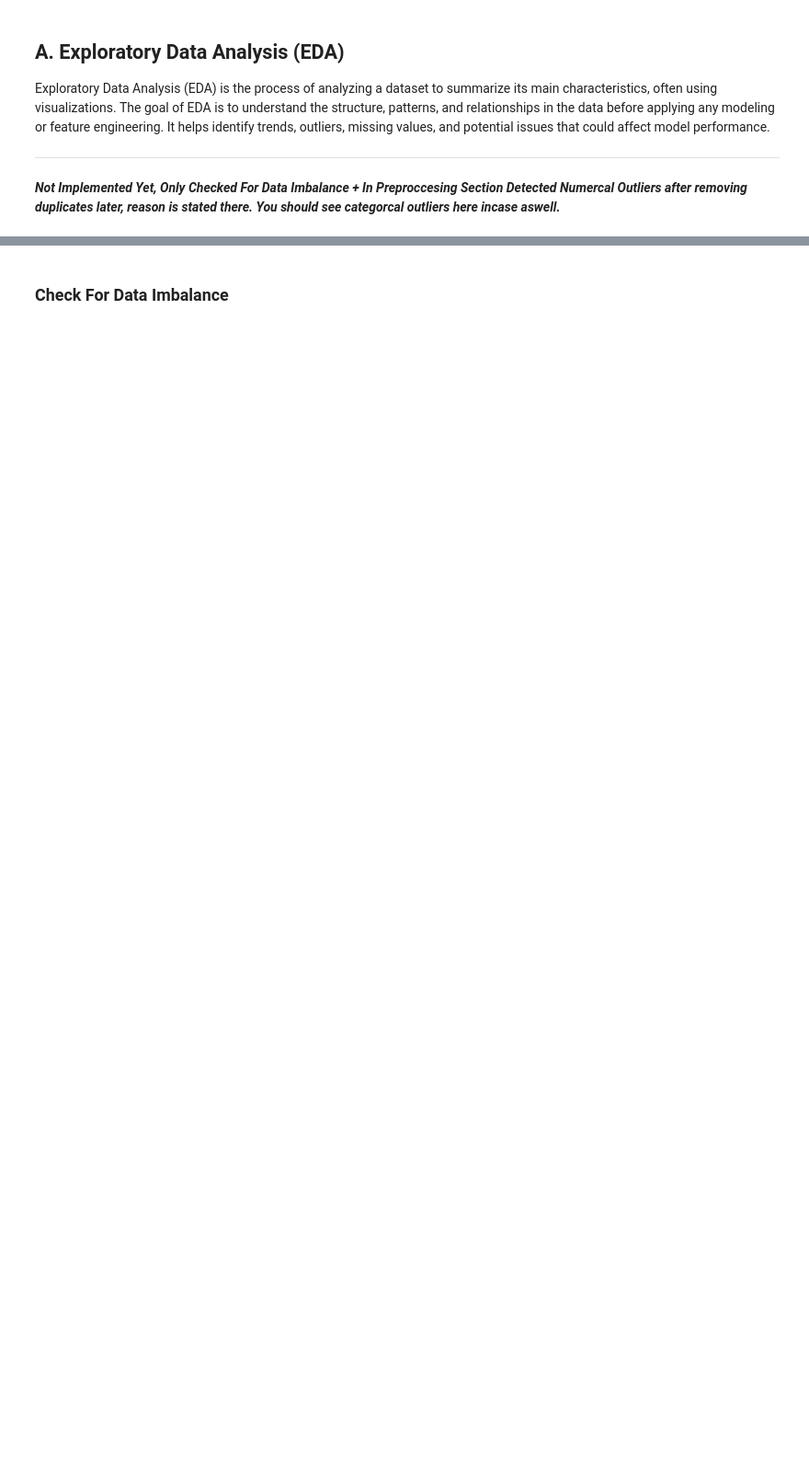
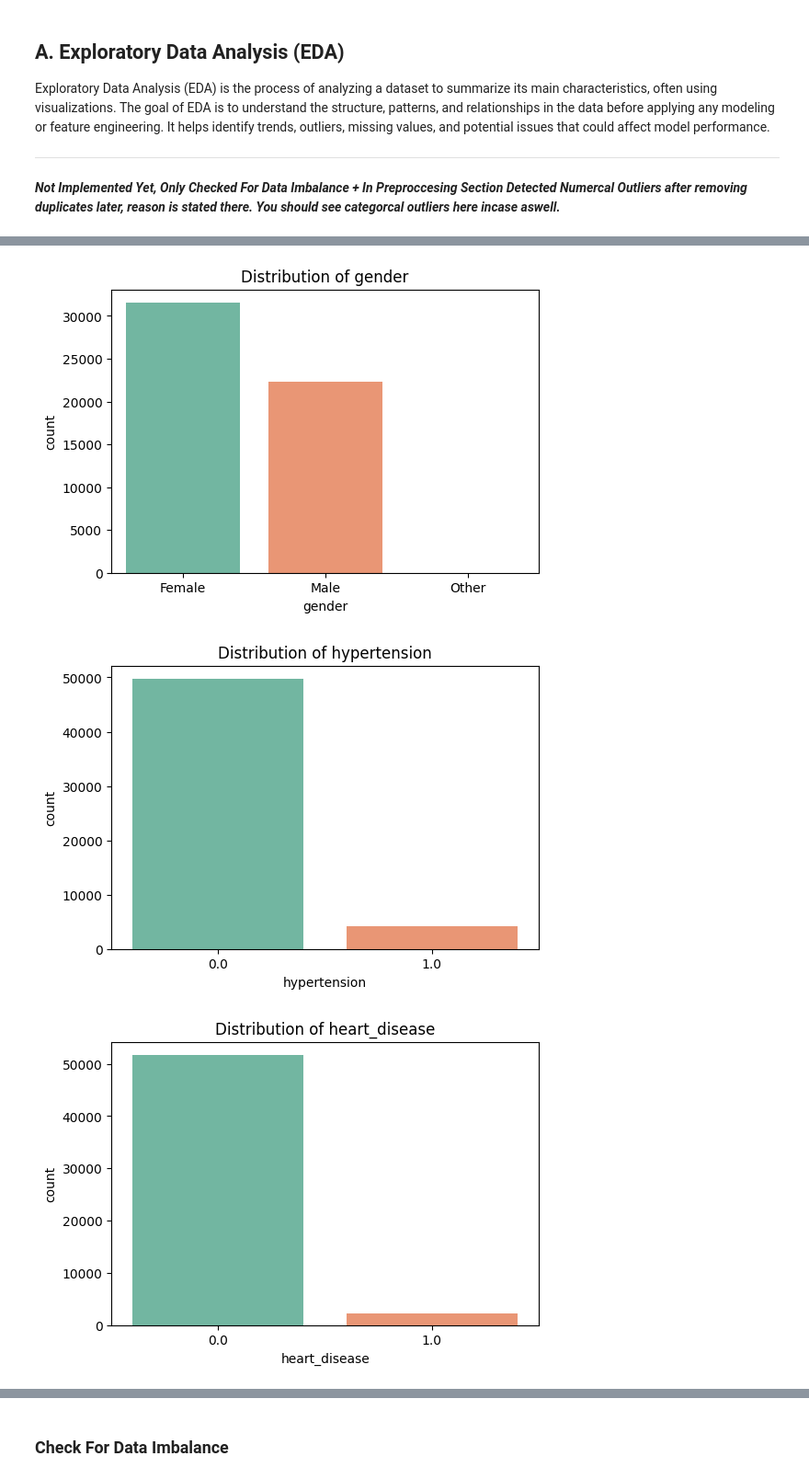
Before and after one commit to mohamedelziat50/Diabetes-Disease-Classification-MIU, a Jupyter notebook: Diabetes_Classification.ipynb, the cells around one changed output, grey strips where cells are left out. Shown at 92% size. Saved outputs shown, nothing was run; the diff lists cells and outputs as text; code cells hidden in the pictures; blank space fills up the shorter version.

```diff
--- a/Diabetes_Classification.ipynb
+++ b/Diabetes_Classification.ipynb
@@ -98,0 +104,12 @@ Exploratory Data Analysis (EDA) is the process of analyzing a dataset to summari
+# %%
+categorical_cols = ['gender', 'hypertension', 'heart_disease', 'smoking_history', 'diabetes']
+
+for col in categorical_cols:
+    plt.figure(figsize=(6,4))
+    sns.countplot(x=col, hue=col, data=df, palette="Set2", legend=False)
+    plt.title(f"Distribution of {col}")
+    plt.show()
+# %% [output]
+[figure, added]
+[figure, added]
+[figure, added]
```
Also changed, not shown: parts of 46 cells of this notebook.
